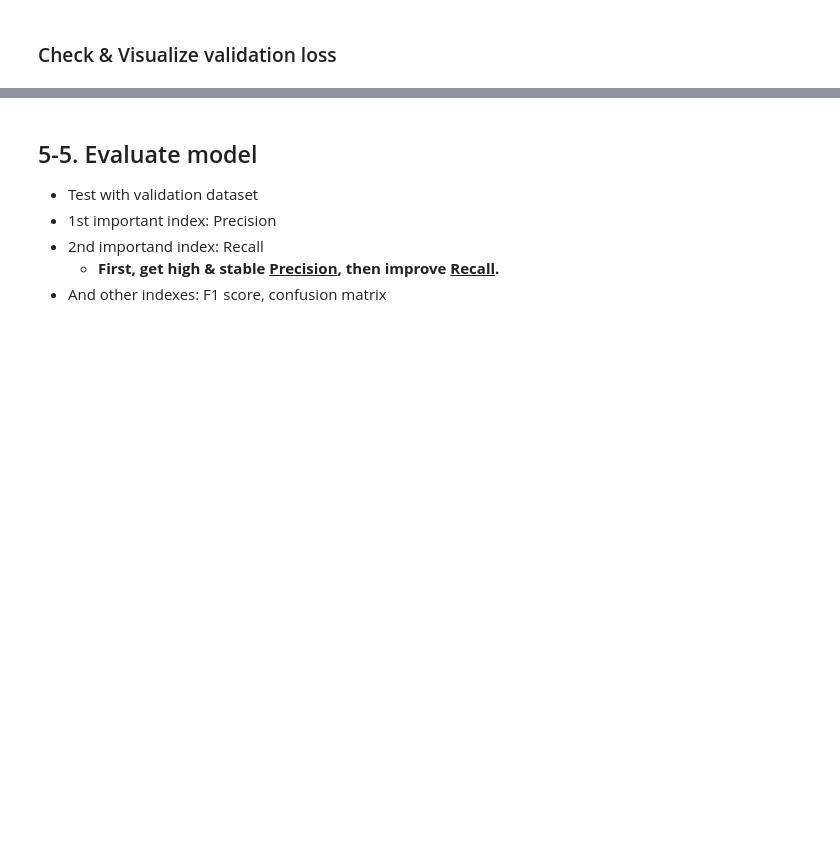
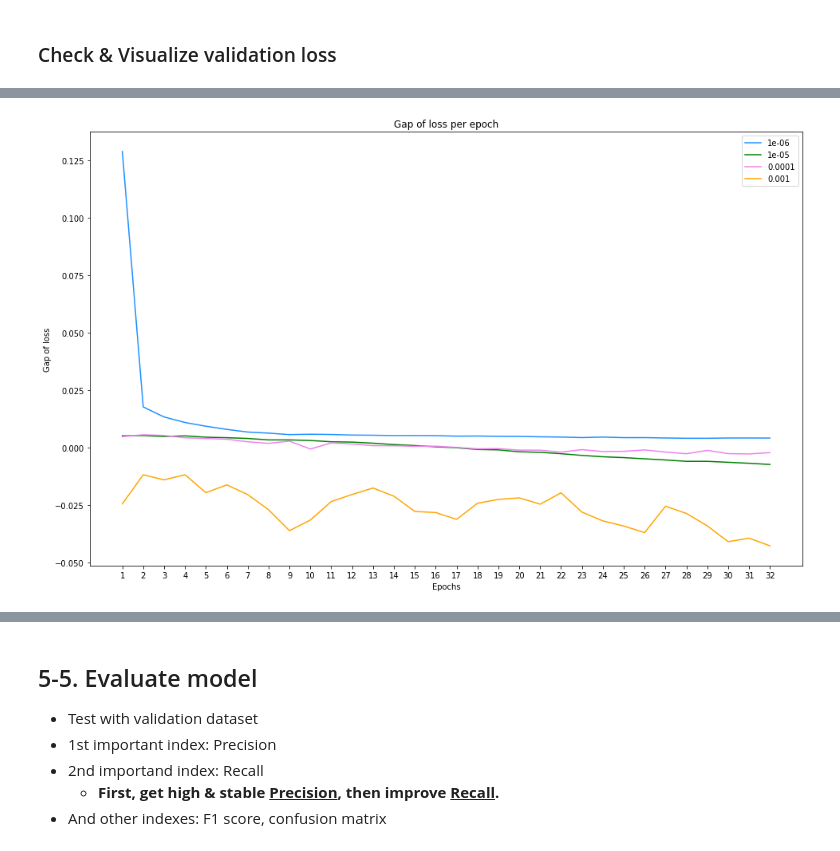
Before and after one commit to circlin-dev/feed_autolabeler, a Jupyter notebook: train_evaluation(document)(46class).ipynb, the cells around one changed output, grey strips where cells are left out. Drawn from its saved outputs; the diff is of its cells as text; code cells hidden in the pictures; blank space fills up the shorter version.

```diff
--- a/train_evaluation(document)(46class).ipynb
+++ b/train_evaluation(document)(46class).ipynb
@@ -34,7 +40,7 @@ model_path = os.path.join(path, f"autolabeler_classifier/bert_model/{date}")
 MAX_LEN = 256
 TRAIN_BATCH_SIZE = 64
 VALID_BATCH_SIZE = 64
-EPOCHS = 24
+EPOCHS = 32
 LEARNING_RATE = 1e-05 #1e-05 = 0.00001
 PRETRAINED = 'bert-base-multilingual-cased'
 # %% [markdown]
@@ -543,0 +502,16 @@ plt.show()
+# %%
+plt.figure(figsize=(16, 10))
+plt.xticks(epoch_list)
+for index, lr in enumerate(learning_rate):
+    plt.title("Gap of loss per epoch")
+    plt.plot(epoch_list,
+             np.array(train_losses_lr[lr]) - np.array(val_losses_lr[lr]),
+             color=color[index],
+             label=lr)
+    plt.xlabel('Epochs')
+    plt.ylabel('Gap of loss')
+    plt.legend(loc="upper right")
+
+plt.show()
+# %% [output]
+[figure, added]
```
Also changed, not shown: parts of 34 cells of this notebook, 5 other files.
